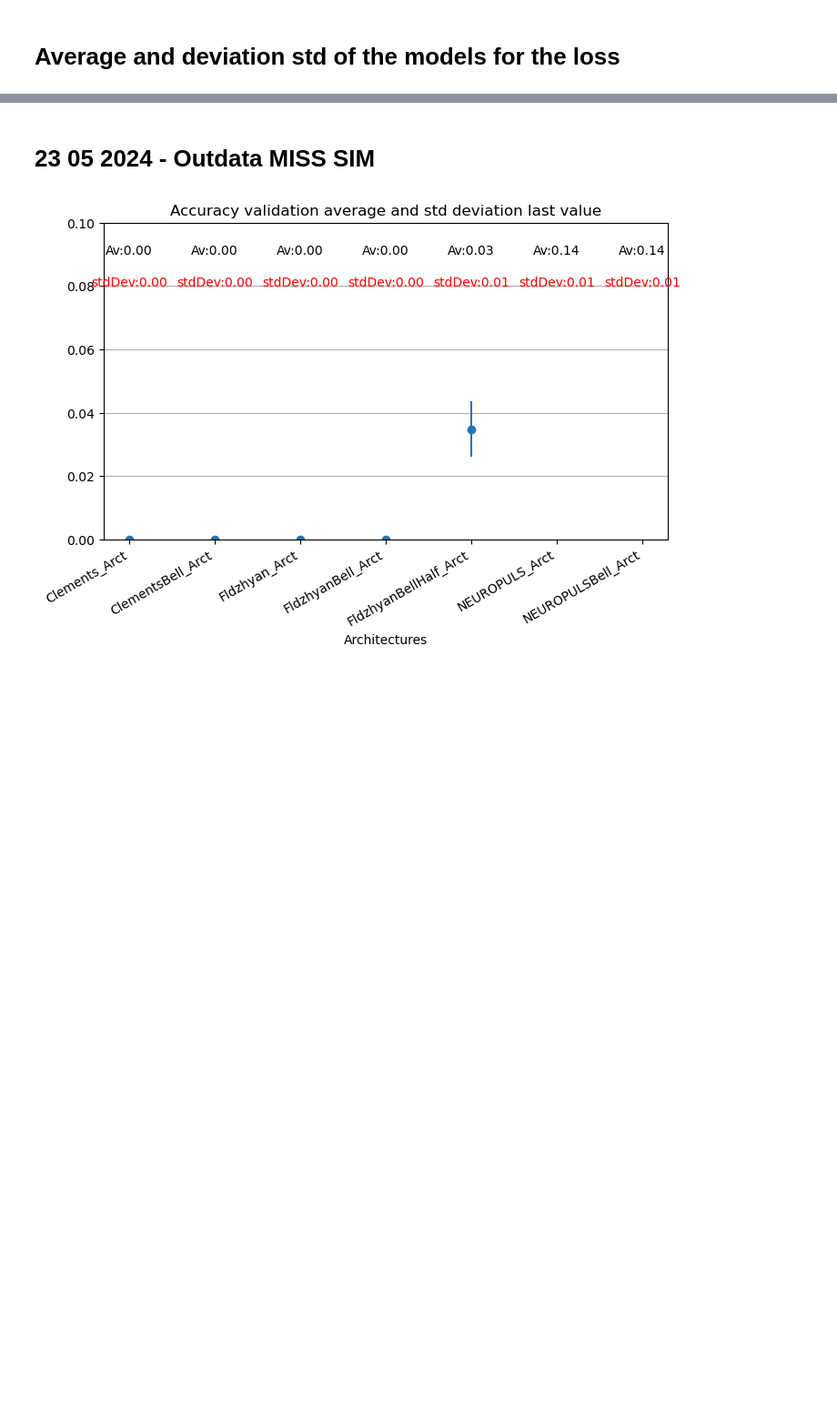
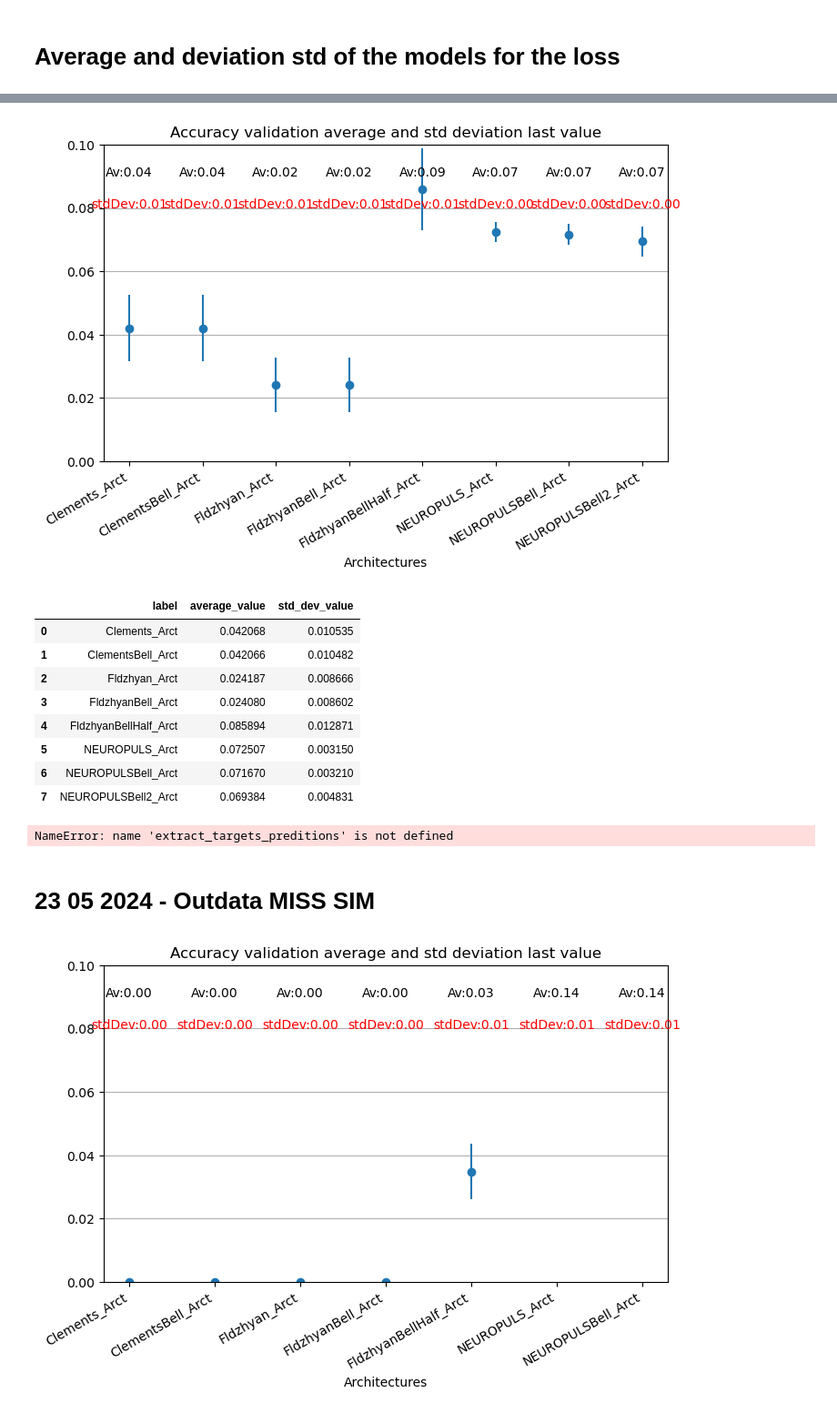
Before and after one commit to SBern1w/Code_Architecture_Paper, a Jupyter notebook: 20240521_dataAnalysis2/dataAnalysis_loss.ipynb, the cells around one changed output, grey strips where cells are left out. Shown at 91% size. Drawn from its saved outputs; the diff is of its cells as text; code cells hidden in the pictures; blank space fills up the shorter version.

```diff
--- a/20240521_dataAnalysis2/dataAnalysis_loss.ipynb
+++ b/20240521_dataAnalysis2/dataAnalysis_loss.ipynb
@@ -82,3 +124,74 @@ def models_repmax_mean_devstd(df, name_models):
+# %%
+directory = 'outdata/20240524_run/n8_iloss0.0_imb0.4_HPC_simulation'
+name_models = ['Clements_Arct', 'ClementsBell_Arct', 'Fldzhyan_Arct', 'FldzhyanBell_Arct',
+               'FldzhyanBellHalf_Arct', 'NEUROPULS_Arct', 'NEUROPULSBell_Arct', 'NEUROPULSBell2_Arct']
+
+target_tuples, predit_tuples = extract_targets_preditions(directory)
+loss_pd = derive_loss(target_tuples, predit_tuples)
+mean_models, std_dev_models = models_repmin_mean_devstd(loss_pd, name_models)
+
+fig = plt.figure(figsize=(8, 6))
+plt.errorbar(name_models, mean_models, yerr=std_dev_models, fmt='o')
+for i in range(len(name_models)):
+    plt.text(name_models[i], 0.09, f"Av:{mean_models[i]:.2f}", ha='center')
+    plt.text(name_models[i], 0.08, f"stdDev:{std_dev_models[i]:.2f}", ha='center', color='red')
+plt.title("Accuracy validation average and std deviation last value")
+fig.autofmt_xdate()
+plt.xlabel("Architectures")
+fig.subplots_adjust(bottom=0.3)
+plt.ylim([0.0, 0.10])
+plt.grid(axis='y')
+# plt.savefig("Test" + ".png", dpi=399)
+plt.show();
+
+results_df = pd.DataFrame({
+    'label': name_models,
+    'average_value': mean_models,
+    'std_dev_value': std_dev_models
+})
+results_df
+# %% [output]
+[figure, added]
+|  | label | average_value | std_dev_value |
+| 0 | Clements_Arct | 0.042068 | 0.010535 |
+| 1 | ClementsBell_Arct | 0.042066 | 0.010482 |
+| 2 | Fldzhyan_Arct | 0.024187 | 0.008666 |
+| 3 | FldzhyanBell_Arct | 0.024080 | 0.008602 |
+| 4 | FldzhyanBellHalf_Arct | 0.085894 | 0.012871 |
+| 5 | NEUROPULS_Arct | 0.072507 | 0.003150 |
+| 6 | NEUROPULSBell_Arct | 0.071670 | 0.003210 |
+| 7 | NEUROPULSBell2_Arct | 0.069384 | 0.004831 |
+# %%
+directory = 'outdata/20240524_run/n8_iloss0.4_imb0.0_HPC_simulation'
+name_models = ['Clements_Arct', 'ClementsBell_Arct', 'Fldzhyan_Arct', 'FldzhyanBell_Arct',
+               'FldzhyanBellHalf_Arct', 'NEUROPULS_Arct', 'NEUROPULSBell_Arct', 'NEUROPULSBell2_Arct']
+
+target_tuples, predit_tuples = extract_targets_preditions(directory)
+loss_pd = derive_loss(target_tuples, predit_tuples)
+mean_models, std_dev_models = models_repmin_mean_devstd(loss_pd, name_models)
+
+fig = plt.figure(figsize=(8, 6))
+plt.errorbar(name_models, mean_models, yerr=std_dev_models, fmt='o')
+for i in range(len(name_models)):
+    plt.text(name_models[i], 0.09, f"Av:{mean_models[i]:.2f}", ha='center')
+    plt.text(name_models[i], 0.08, f"stdDev:{std_dev_models[i]:.2f}", ha='center', color='red')
+plt.title("Accuracy validation average and std deviation last value")
+fig.autofmt_xdate()
+plt.xlabel("Architectures")
+fig.subplots_adjust(bottom=0.3)
+plt.ylim([0.0, 0.10])
+plt.grid(axis='y')
+# plt.savefig("Test" + ".png", dpi=399)
+plt.show();
+
+results_df = pd.DataFrame({
+    'label': name_models,
+    'average_value': mean_models,
+    'std_dev_value': std_dev_models
+})
+results_df
+# %% [output]
+NameError: name 'extract_targets_preditions' is not defined
 # %% [markdown]
 # 23 05 2024 - Outdata MISS SIM
 # %%
```
Also changed, not shown: parts of 2 cells of this notebook, 1 other file.
